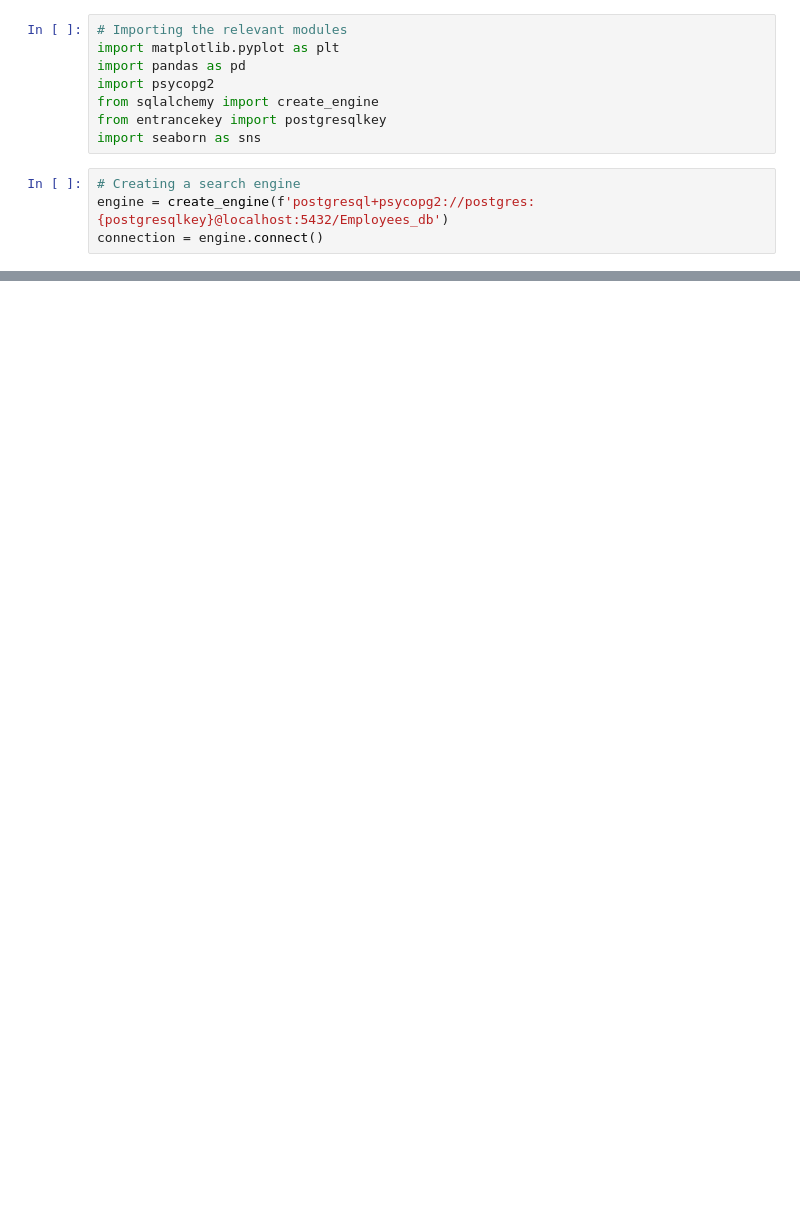
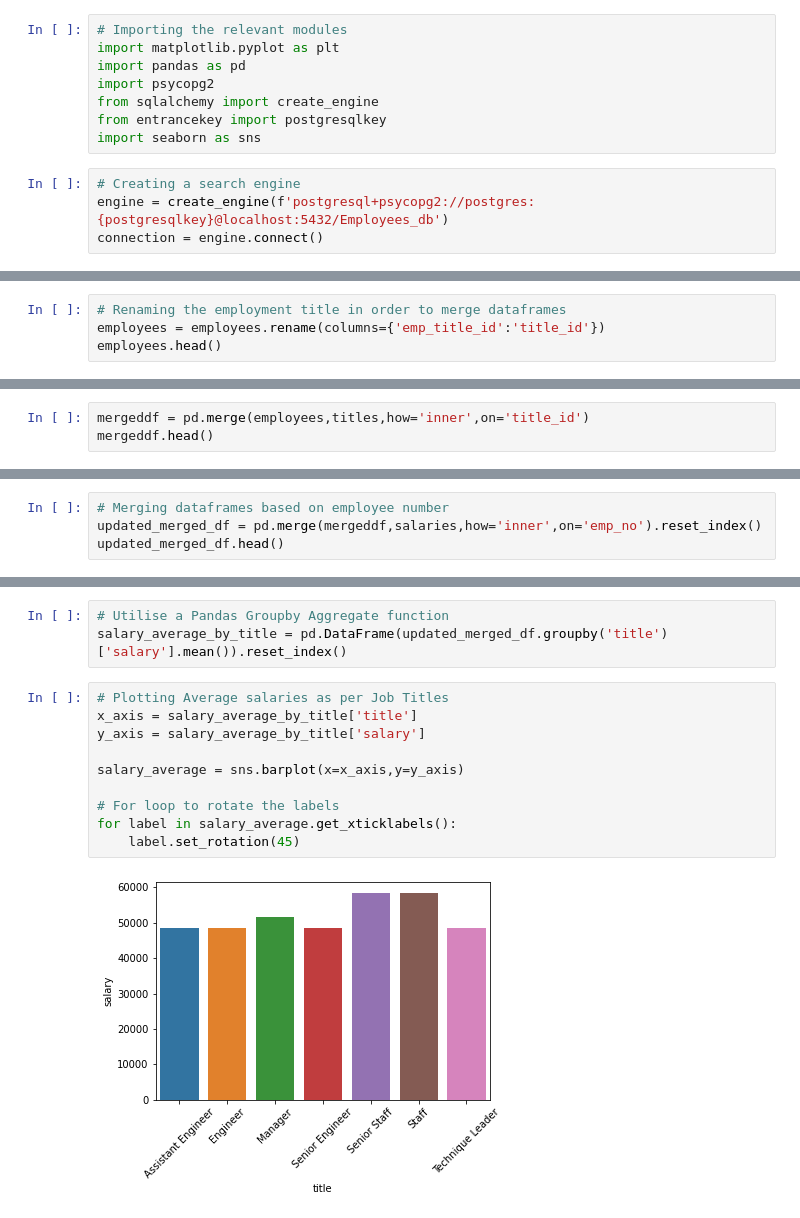
Before and after one commit to skumble27/Employee-Database-Management, a Jupyter notebook: EmployeeSQL/Furtherqueries_bonus.ipynb, the cells around one changed output, grey strips where cells are left out. Saved outputs shown, nothing was run; the diff lists cells and outputs as text; blank space fills up the shorter version.

```diff
--- a/EmployeeSQL/Furtherqueries_bonus.ipynb
+++ b/EmployeeSQL/Furtherqueries_bonus.ipynb
@@ -57,0 +77,4 @@ plt.show()
+# %%
+# Renaming the employment title in order to merge dataframes
+employees = employees.rename(columns={'emp_title_id':'title_id'})
+employees.head()
@@ -57,0 +88,3 @@ plt.show()
+# %%
+mergeddf = pd.merge(employees,titles,how='inner',on='title_id')
+mergeddf.head()
@@ -57,0 +98,4 @@ plt.show()
+# %%
+# Merging dataframes based on employee number
+updated_merged_df = pd.merge(mergeddf,salaries,how='inner',on='emp_no').reset_index()
+updated_merged_df.head()
@@ -57,0 +109,15 @@ plt.show()
+# %%
+# Utilise a Pandas Groupby Aggregate function
+salary_average_by_title = pd.DataFrame(updated_merged_df.groupby('title')['salary'].mean()).reset_index()
+# %%
+# Plotting Average salaries as per Job Titles
+x_axis = salary_average_by_title['title']
+y_axis = salary_average_by_title['salary']
+
+salary_average = sns.barplot(x=x_axis,y=y_axis)
+
+# For loop to rotate the labels
+for label in salary_average.get_xticklabels():
+    label.set_rotation(45)
+# %% [output]
+[figure, added]
```
Also changed, not shown: parts of 9 cells of this notebook, 2 other files.
